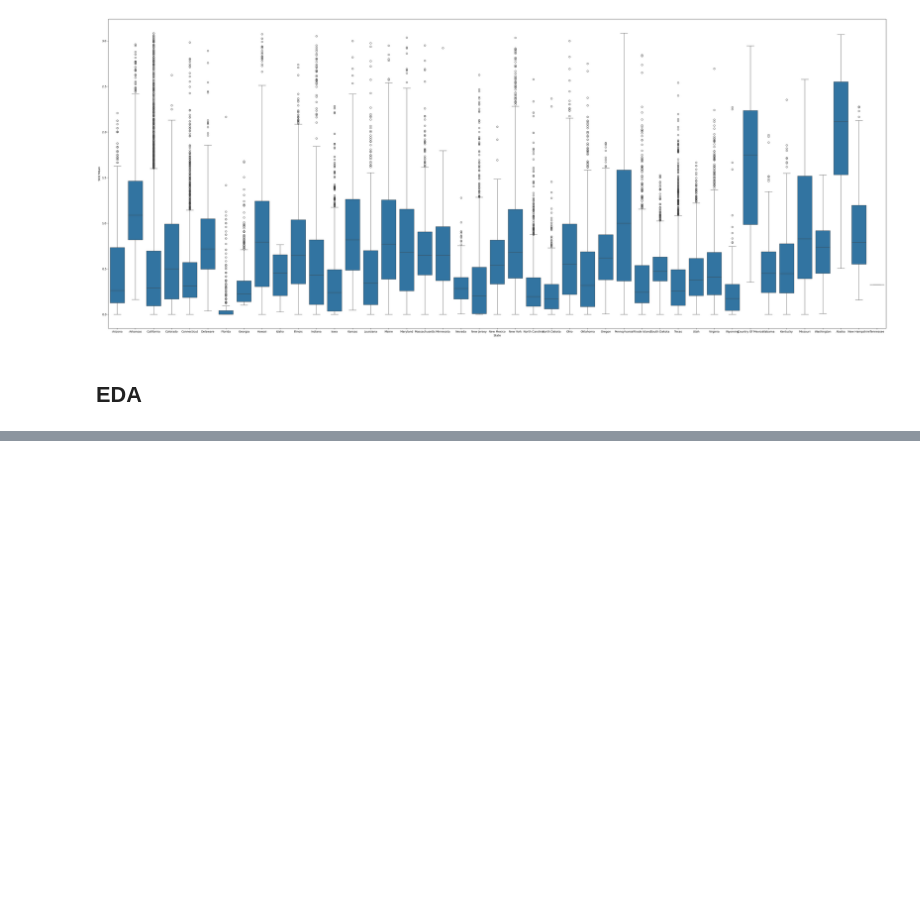
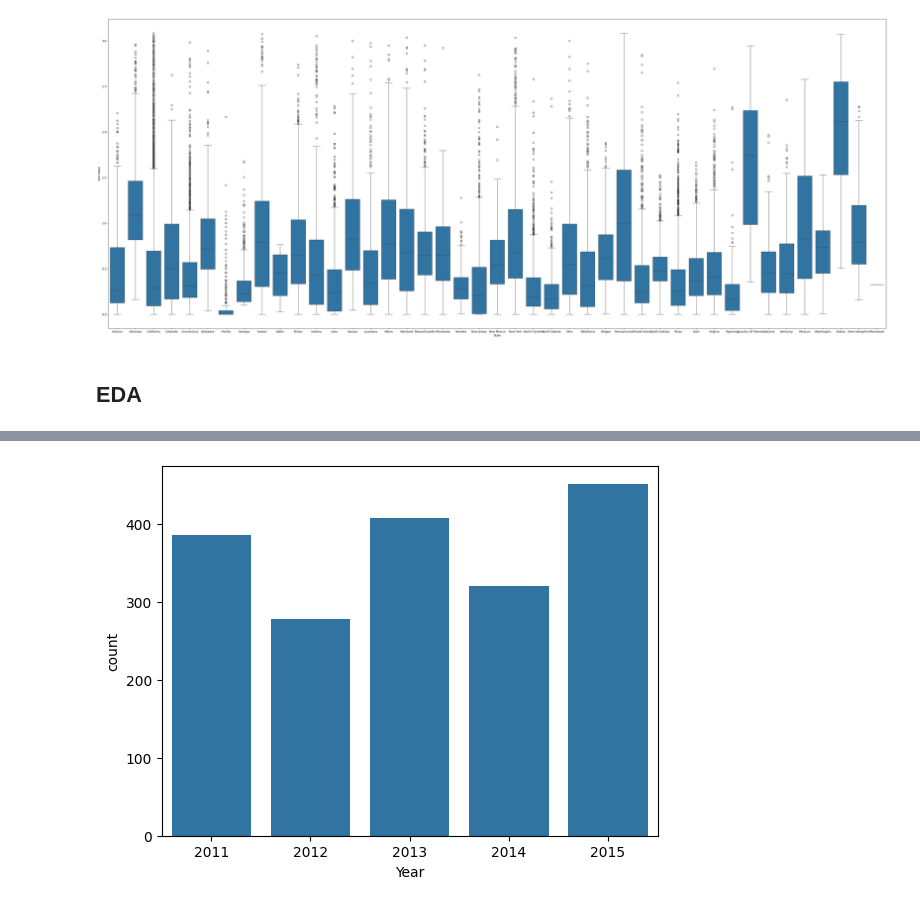
Before and after one commit to galav12/CSC442-Project, a Jupyter notebook: dataset_cleaner.ipynb, the cells around one changed output, grey strips where cells are left out. Cells and saved outputs as stored; diff of their text form; code cells hidden in the pictures; blank space fills up the shorter version.

Commit message:
Updated cleaned and merged dataset

```diff
--- a/dataset_cleaner.ipynb
+++ b/dataset_cleaner.ipynb
@@ -80,7 +80,11 @@ heart_full.shape
 (85800, 29)
 # %%
 heart = heart_full[["Year","LocationDesc","Category","Topic","Data_Value_Type","Data_Value","Break_Out_Category","Break_out"]]
+heart = heart.pivot_table(index=["Year", "LocationDesc", "Category", "Topic", "Break_Out_Category", "Break_out"], columns="Data_Value_Type", values="Data_Value").reset_index()
+heart = heart.drop(columns=["Age-Standardized"])
+heart = heart.pivot_table(index=["Year","LocationDesc","Category","Topic"], columns=["Break_Out_Category", "Break_out"], values="Crude").reset_index()
 
-heart = heart.pivot_table(index=["Year", "LocationDesc", "Category", "Topic", "Break_Out_Category", "Break_out"], columns="Data_Value_Type", values="Data_Value").reset_index()
+heart.columns = (col[0]+'_'+col[1] if col[1] != '' else col[0] for col in heart.columns)
+
 heart.shape
 # %% [output]
@@ -88,7 +91,0 @@ heart.shape
-# %%
-heart['Break_out_Age'] = heart.apply(lambda row: row['Break_out'] if row['Break_Out_Category'] == 'Age' else np.nan, axis=1)
-heart['Break_out_Gender'] = heart.apply(lambda row: row['Break_out'] if row['Break_Out_Category'] == 'Gender' else np.nan, axis=1)
-heart['Break_out_Overall'] = heart.apply(lambda row: row['Break_out'] if row['Break_Out_Category'] == 'Overall' else np.nan, axis=1)
-heart['Break_out_Race'] = heart.apply(lambda row: row['Break_out'] if row['Break_Out_Category'] == 'Race' else np.nan, axis=1)
-heart = heart.drop(columns=["Break_out","Break_Out_Category"])
-heart.shape
@@ -121,8 +116,8 @@ memory usage: 2.3+ MB
 # %%
 merged = pd.merge(heart, pollution_state, left_on=["LocationDesc","Year"], right_on=["State","Year"], how="left")
 # %%
-merged_data = merged[merged["State"].notna()]
-merged_data = merged_data.drop(columns=["State"])
-merged_data.info()
+merged = merged[merged["State"].notna()]
+merged = merged.drop(columns=["State"])
+merged.info()
 # %% [output]
 <class 'pandas.core.frame.DataFrame'>
@@ -640,0 +187,5 @@ dtype: float64
+# %%
+sns.countplot(x="Year", data = merged)
+plt.show()
+# %% [output]
+[figure, added]
```
Also changed, not shown: parts of 55 cells of this notebook, 2 other files.
